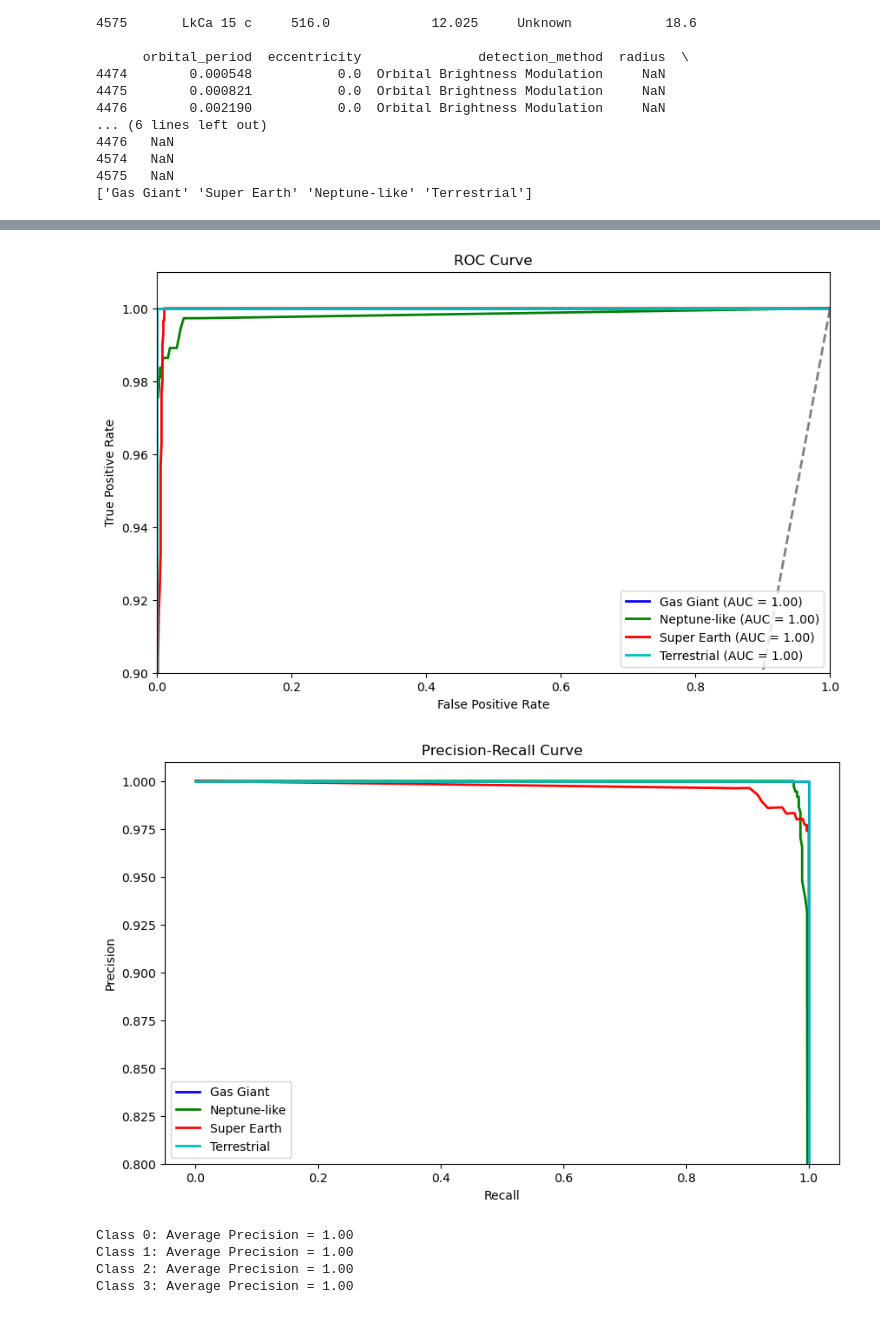
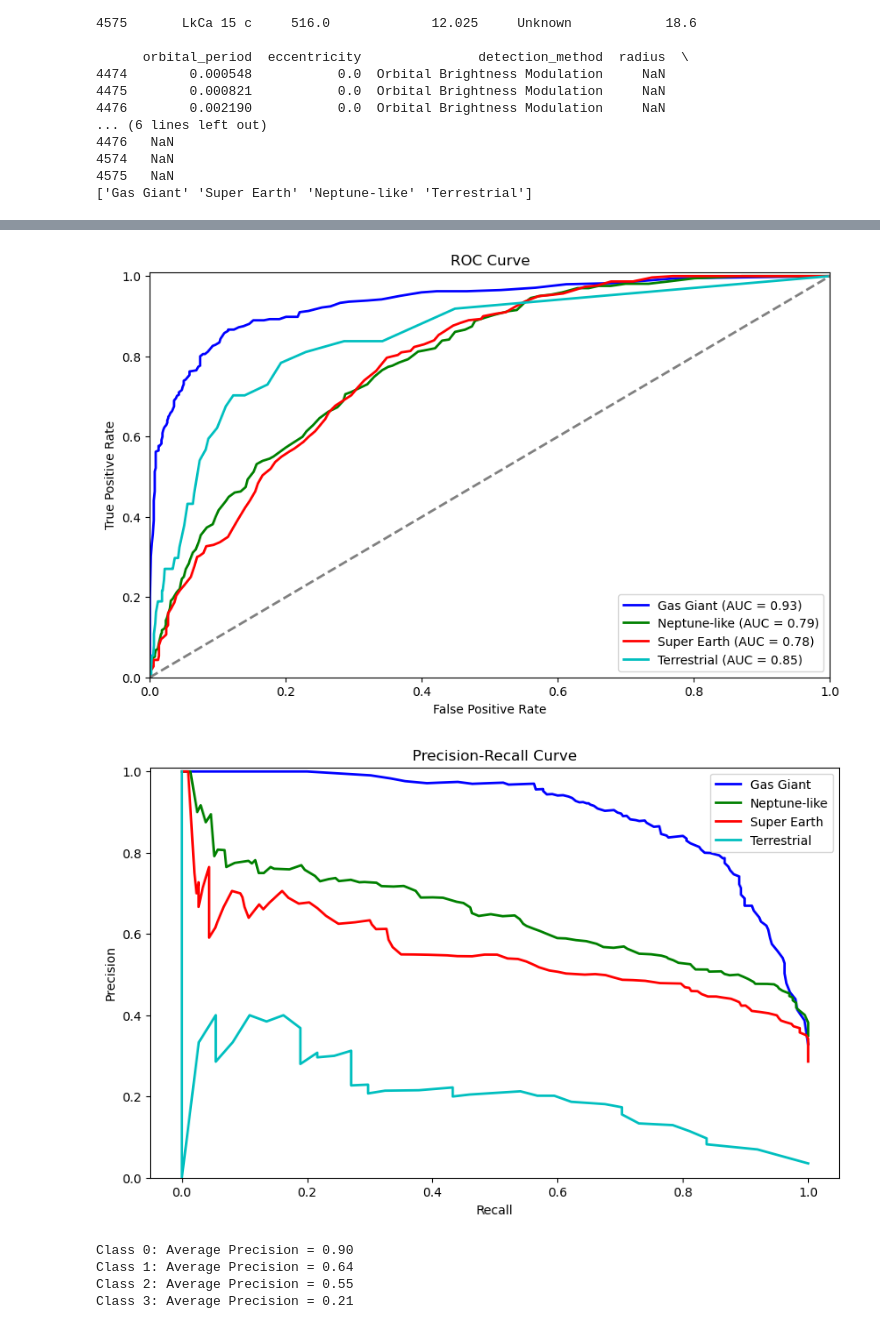
Before and after one commit to jkmschoultz/exoplanet-classifier, a Jupyter notebook: exoplanet_classification.ipynb, the cells around one changed output, grey strips where cells are left out. Drawn from its saved outputs; the diff is of its cells as text; code cells hidden in the pictures.

Commit message:
Use everything but radius and mass

```diff
--- a/exoplanet_classification.ipynb
+++ b/exoplanet_classification.ipynb
@@ -94,7 +94,7 @@ dtype: int64
 # Possible planet types
 print(df.planet_type.unique())
 print(df[df.planet_type == 'Unknown'])
-#df = pd.get_dummies(df, columns=['detection_method'], drop_first=True)
+df = pd.get_dummies(df, columns=['detection_method'], drop_first=True)
 unknown = df[df.planet_type == 'Unknown']
 df = df.drop(df[df.planet_type == 'Unknown'].index) # Drop unknown planets
 print(df.planet_type.unique())
@@ -124,7 +124,7 @@ from sklearn.tree import DecisionTreeClassifier
 from sklearn.metrics import accuracy_score, classification_report, confusion_matrix
 
 # Select features to be used to train model
-features = df.drop(['planet_type', 'name', 'distance', 'stellar_magnitude', 'orbital_radius', 'orbital_period', 'eccentricity', 'detection_method'], axis=1)
+features = df.drop(['planet_type', 'name', 'radius', 'mass'], axis=1)
 print(features.shape)
 # One-hot encode the 'detection_method' column
 #features = pd.get_dummies(features, columns=['detection_method'], drop_first=True)
@@ -233,14 +233,14 @@ for i, color in zip(range(n_classes), colors):
 
 plt.plot([0, 1], [0, 1], linestyle='--', color='gray', linewidth=2)
 plt.xlim([0.0, 1.0])
-plt.ylim([0.9, 1.01])
+plt.ylim([0.0, 1.01])
 plt.xlabel('False Positive Rate')
 plt.ylabel('True Positive Rate')
 plt.title('ROC Curve')
 plt.legend(loc="lower right")
 plt.show()
 # %% [output]
-[figure, old version]
+[figure, new version]
 # %%
 from sklearn.metrics import precision_recall_curve, average_precision_score
 
@@ -252,39 +252,39 @@ y_test_bin = label_binarize(y_test, classes=np.unique(y_test))
 precision = dict()
 recall = dict()
 
 n_classes = len(np.unique(y_test))
 for i in range(n_classes):
     precision[i], recall[i], _ = precision_recall_curve(y_test_bin[:, i], y_probs[:, i])
 
 # Plot Precision-Recall curves
 plt.figure(figsize=(10, 6))
 colors = ['b', 'g', 'r', 'c', 'm', 'y', 'k']
 
 for i, color in zip(range(n_classes), colors):
     plt.plot(recall[i], precision[i], color=color, lw=2, label=f'{class_mapping[i]}')
 
 
-plt.ylim([0.8, 1.01])
+plt.ylim([0.0, 1.01])
 plt.xlabel('Recall')
 plt.ylabel('Precision')
 plt.title('Precision-Recall Curve')
 plt.legend()
 plt.show()
 
 # Calculate average precision for each class
 average_precision = dict()
 for i in range(n_classes):
     average_precision[i] = average_precision_score(y_test_bin[:, i], y_probs[:, i])
 
 # Print average precision for each class
 for i in range(n_classes):
     print(f'Class {i}: Average Precision = {average_precision[i]:.2f}')
 # %% [output]
-[figure, old version]
+[figure, new version]
-Class 0: Average Precision = 1.00
-Class 1: Average Precision = 1.00
-Class 2: Average Precision = 1.00
-Class 3: Average Precision = 1.00
+Class 0: Average Precision = 0.90
+Class 1: Average Precision = 0.64
+Class 2: Average Precision = 0.55
+Class 3: Average Precision = 0.21
 # %%
 # Show importance of each feature in model in making classification
 importances = model.feature_importances_
```
Also changed, not shown: parts of 4 cells of this notebook.
